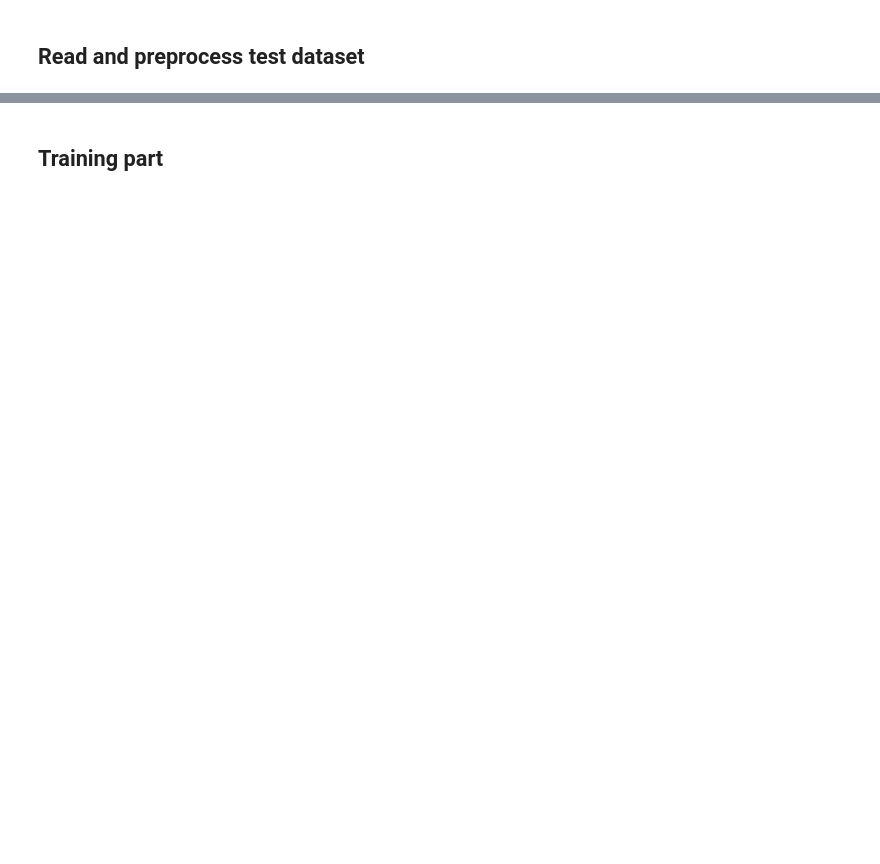
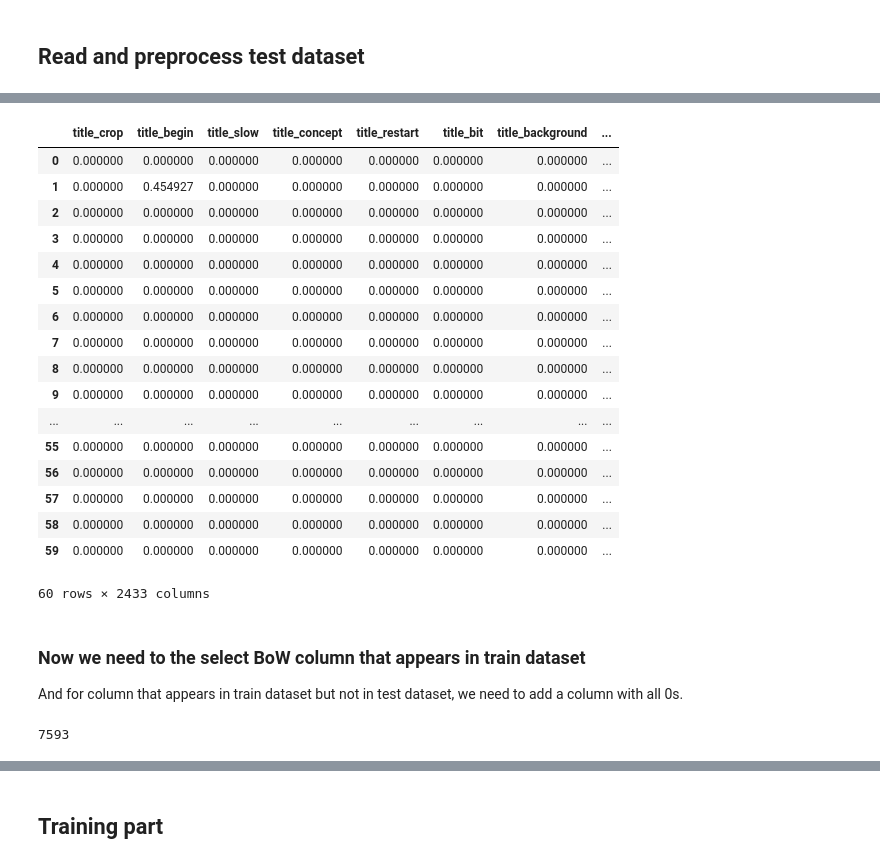
Before and after one commit to CXwudi/csi5137c-project, a Jupyter notebook: src/main_training.ipynb, the cells around one changed output, grey strips where cells are left out. Drawn from its saved outputs; the diff is of its cells as text; code cells hidden in the pictures; blank space fills up the shorter version.

Commit message:
almost finished preprocessing test dataset

```diff
--- a/src/main_training.ipynb
+++ b/src/main_training.ipynb
@@ -142,2 +159,9 @@ trainable_dataset
 # %% [markdown]
 ## Read and preprocess test dataset
+# %%
+import ast
+test_dataset = pd.read_csv("../data/our_test_data.csv")
+test_dataset.fillna("", inplace=True)
+test_dataset["comments"] = test_dataset["comments"].apply(lambda x: ast.literal_eval(x))
+test_dataset["tag"] = test_dataset["tag"].apply(lambda x: int(x))
+test_dataset
@@ -143,0 +186,4 @@ trainable_dataset
+# %%
+tokenzied_test_dataset = proprocessing_text(test_dataset)
+tokenzied_test_dataset["merged_comments"] = tokenzied_test_dataset["comments"].apply(lambda x: reduce(lambda a, b: a + b, x, []))
+tokenzied_test_dataset
@@ -143,0 +231,35 @@ trainable_dataset
+# %%
+all_BoW_columns = pd.DataFrame()
+for text_column_name in ["title", "selftext", "merged_comments"]:
+  scores = tf_idf_pd_serise(tokenzied_test_dataset[text_column_name])
+  bow = serise_to_BoW_dataframe(tokenzied_test_dataset[text_column_name], scores, text_column_name + "_")
+  all_BoW_columns = pd.concat([all_BoW_columns, bow], axis=1)
+all_BoW_columns
+# %% [output]
+|  | title_crop | title_begin | title_slow | title_concept | title_restart | title_bit | title_background | ... |
+| 0 | 0.000000 | 0.000000 | 0.000000 | 0.000000 | 0.000000 | 0.000000 | 0.000000 | ... |
+| 1 | 0.000000 | 0.454927 | 0.000000 | 0.000000 | 0.000000 | 0.000000 | 0.000000 | ... |
+| 2 | 0.000000 | 0.000000 | 0.000000 | 0.000000 | 0.000000 | 0.000000 | 0.000000 | ... |
+| 3 | 0.000000 | 0.000000 | 0.000000 | 0.000000 | 0.000000 | 0.000000 | 0.000000 | ... |
+| 4 | 0.000000 | 0.000000 | 0.000000 | 0.000000 | 0.000000 | 0.000000 | 0.000000 | ... |
+| 5 | 0.000000 | 0.000000 | 0.000000 | 0.000000 | 0.000000 | 0.000000 | 0.000000 | ... |
+| 6 | 0.000000 | 0.000000 | 0.000000 | 0.000000 | 0.000000 | 0.000000 | 0.000000 | ... |
+| 7 | 0.000000 | 0.000000 | 0.000000 | 0.000000 | 0.000000 | 0.000000 | 0.000000 | ... |
+| 8 | 0.000000 | 0.000000 | 0.000000 | 0.000000 | 0.000000 | 0.000000 | 0.000000 | ... |
+| 9 | 0.000000 | 0.000000 | 0.000000 | 0.000000 | 0.000000 | 0.000000 | 0.000000 | ... |
+| ... | ... | ... | ... | ... | ... | ... | ... | ... |
+| 55 | 0.000000 | 0.000000 | 0.000000 | 0.000000 | 0.000000 | 0.000000 | 0.000000 | ... |
+| 56 | 0.000000 | 0.000000 | 0.000000 | 0.000000 | 0.000000 | 0.000000 | 0.000000 | ... |
+| 57 | 0.000000 | 0.000000 | 0.000000 | 0.000000 | 0.000000 | 0.000000 | 0.000000 | ... |
+| 58 | 0.000000 | 0.000000 | 0.000000 | 0.000000 | 0.000000 | 0.000000 | 0.000000 | ... |
+| 59 | 0.000000 | 0.000000 | 0.000000 | 0.000000 | 0.000000 | 0.000000 | 0.000000 | ... |
+60 rows × 2433 columns
+# %% [markdown]
+### Now we need to the select BoW column that appears in train dataset
+
+And for column that appears in train dataset but not in test dataset, we need to add a column with all 0s.
+# %%
+columns_in_trainable_dataset = list(trainable_dataset.columns[2:-1])
+len(columns_in_trainable_dataset)
+# %% [output]
+7593
```
Also changed, not shown: parts of 10 cells of this notebook, 3 other files.
